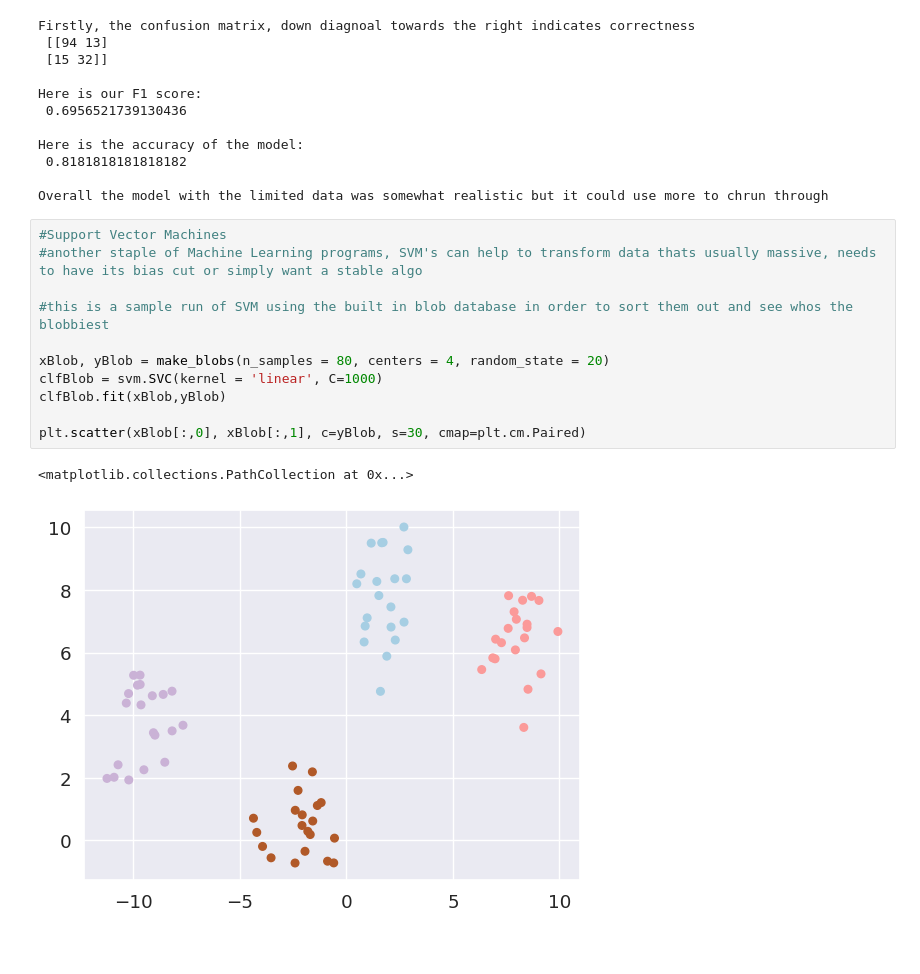
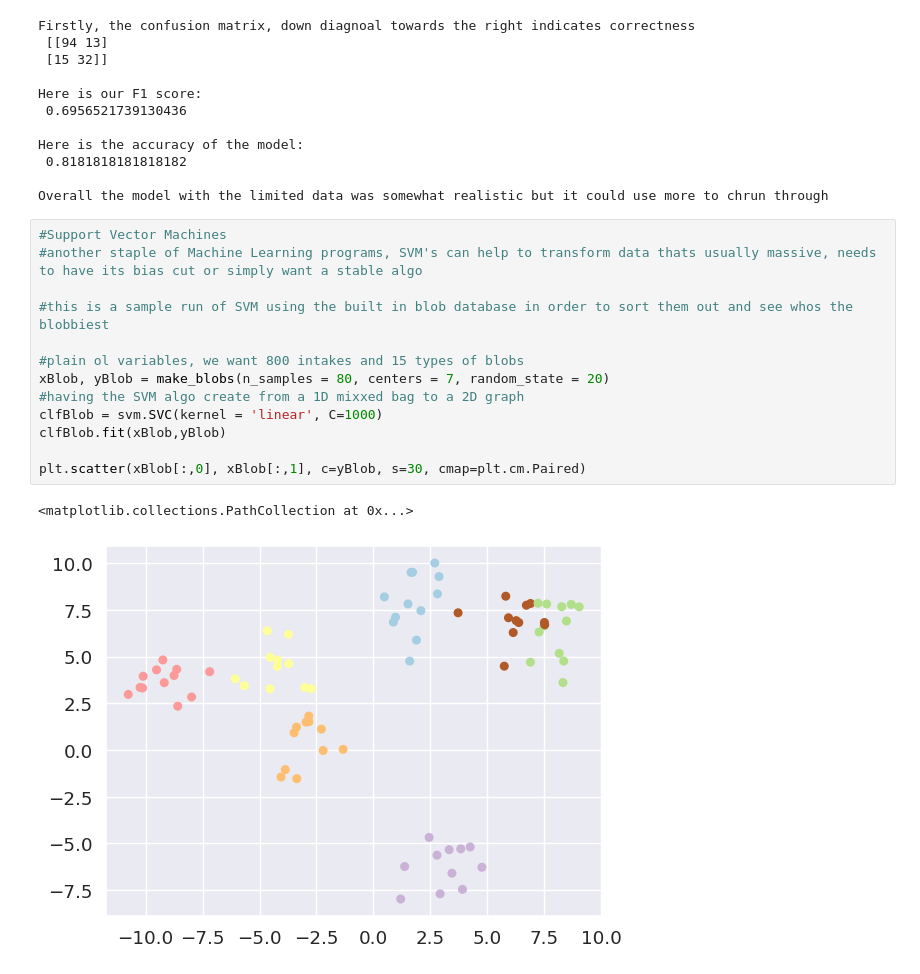
Before and after one commit to sopiloteh/sillythings, a Jupyter notebook: mlrelearning.ipynb, the cells around one changed output. Saved outputs shown, nothing was run; the diff lists cells and outputs as text.

```diff
--- a/mlrelearning.ipynb
+++ b/mlrelearning.ipynb
@@ -1042,14 +1042,16 @@ Overall the model with the limited data was somewhat realistic but it could use
 # %%
 #Support Vector Machines
 #another staple of Machine Learning programs, SVM's can help to transform data thats usually massive, needs to have its bias cut or simply want a stable algo
 
 #this is a sample run of SVM using the built in blob database in order to sort them out and see whos the blobbiest
 
-xBlob, yBlob = make_blobs(n_samples = 80, centers = 4, random_state = 20)
+#plain ol variables, we want 800 intakes and 15 types of blobs
+xBlob, yBlob = make_blobs(n_samples = 80, centers = 7, random_state = 20)
+#having the SVM algo create from a 1D mixxed bag to a 2D graph
 clfBlob = svm.SVC(kernel = 'linear', C=1000)
 clfBlob.fit(xBlob,yBlob)
 
 plt.scatter(xBlob[:,0], xBlob[:,1], c=yBlob, s=30, cmap=plt.cm.Paired)
 # %% [output]
 <matplotlib.collections.PathCollection at 0x...>
-[figure, old version]
+[figure, new version]
```
Also changed, not shown: parts of 2 cells of this notebook.
